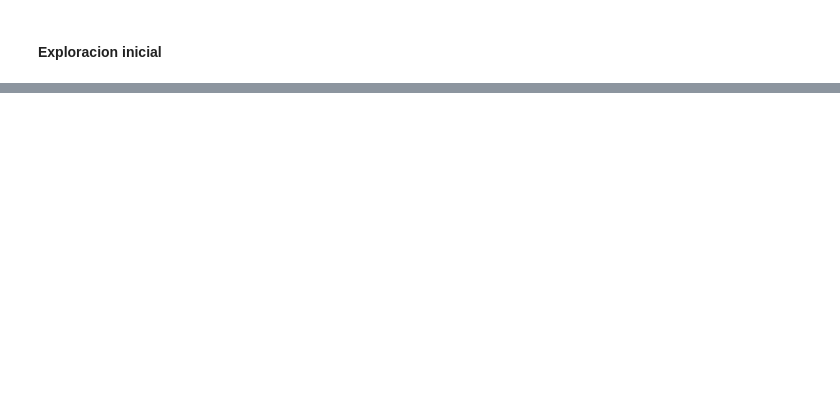
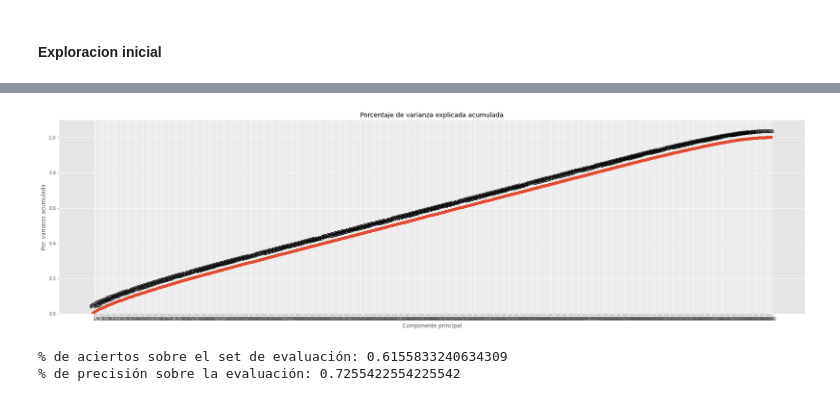
Before and after one commit to natijohansen/TP_DataScience, a Jupyter notebook: Test-PCA.ipynb, the cells around one changed output, grey strips where cells are left out. Cells and saved outputs as stored; diff of their text form; code cells hidden in the pictures; blank space fills up the shorter version.

```diff
--- a/Test-PCA.ipynb
+++ b/Test-PCA.ipynb
@@ -217,0 +146,3 @@ ValueError: could not convert string to float: 'CO'
+# %%
+prop_varianza_acum = pca.explained_variance_ratio_.cumsum()
+prop_varianza_acum
@@ -217,0 +167,28 @@ ValueError: could not convert string to float: 'CO'
+# %%
+# Porcentaje de varianza explicada acumulada
+# ==============================================================================
+
+fig, ax = plt.subplots(nrows=1, ncols=1, figsize=(30, 8))
+ax.plot(
+    np.arange(len(df_dummy.columns)-1),
+    prop_varianza_acum,
+    marker = 'o'
+)
+
+for x, y in zip(np.arange(len(df_dummy.columns)), prop_varianza_acum):
+    label = round(y, 2)
+    ax.annotate(
+        label,
+        (x,y),
+        textcoords="offset points",
+        xytext=(0,10),
+        ha='center'
+    )
+
+ax.set_ylim(0, 1.1)
+ax.set_xticks(np.arange(pca.n_components_) + 1)
+ax.set_title('Porcentaje de varianza explicada acumulada')
+ax.set_xlabel('Componente principal')
+ax.set_ylabel('Por. varianza acumulada');
+# %% [output]
+[figure, added]
@@ -217,0 +210,12 @@ ValueError: could not convert string to float: 'CO'
+# %%
+#Calculo el accuracy en Test
+from sklearn.metrics import accuracy_score, precision_score
+
+test_accuracy = accuracy_score(y_test, y_pred)
+test_prec = precision_score(y_test, y_pred)
+
+print('% de aciertos sobre el set de evaluación:',test_accuracy)
+print('% de precisión sobre la evaluación:',test_prec)
+# %% [output]
+% de aciertos sobre el set de evaluación: 0.6155833240634309
+% de precisión sobre la evaluación: 0.7255422554225542
```
Also changed, not shown: parts of 26 cells of this notebook.
